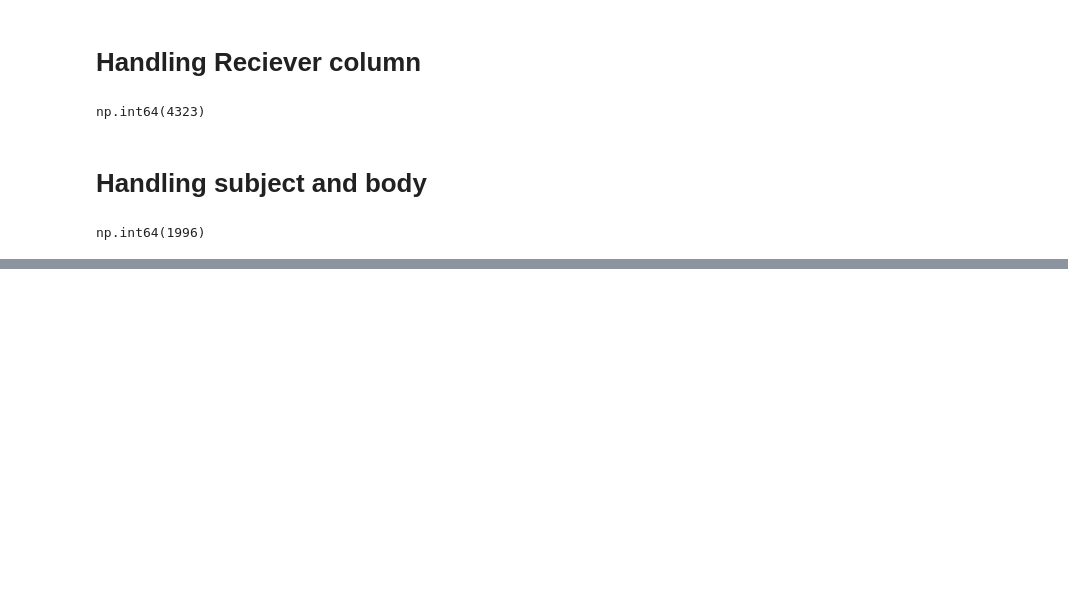
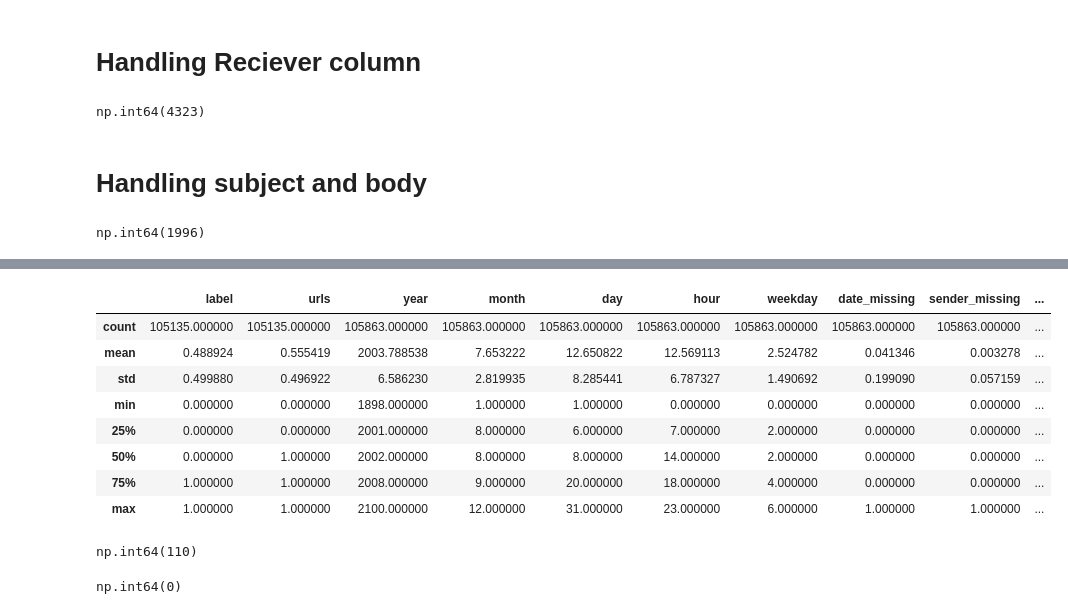
Before and after one commit to Freezyo7/Phishing_mail_detection, a Jupyter notebook: main.ipynb, the cells around one changed output, grey strips where cells are left out. Saved outputs shown, nothing was run; the diff lists cells and outputs as text; code cells hidden in the pictures; blank space fills up the shorter version.

```diff
--- a/main.ipynb
+++ b/main.ipynb
@@ -154,0 +163,7 @@ np.int64(1996)
+# %%
+df['sender'] = df['sender'].str.lower()
+df['sender_domain'] = df['sender'].str.extract(r'@(.+)$')[0]
+# %%
+df['sender_domain'] = df['sender_domain'].fillna('unknown_domain')
+# %%
+df['text'] = df['subject'] + " " +df['body'] + " " + df['sender_domain']
@@ -154,0 +180,2 @@ np.int64(1996)
+# %%
+df = df.drop('Unnamed: 0', axis=1)
@@ -154,0 +191,16 @@ np.int64(1996)
+# %%
+df.describe()
+# %% [output]
+|  | label | urls | year | month | day | hour | weekday | date_missing | sender_missing | ... |
+| count | 105135.000000 | 105135.000000 | 105863.000000 | 105863.000000 | 105863.000000 | 105863.000000 | 105863.000000 | 105863.000000 | 105863.000000 | ... |
+| mean | 0.488924 | 0.555419 | 2003.788538 | 7.653222 | 12.650822 | 12.569113 | 2.524782 | 0.041346 | 0.003278 | ... |
+| std | 0.499880 | 0.496922 | 6.586230 | 2.819935 | 8.285441 | 6.787327 | 1.490692 | 0.199090 | 0.057159 | ... |
+| min | 0.000000 | 0.000000 | 1898.000000 | 1.000000 | 1.000000 | 0.000000 | 0.000000 | 0.000000 | 0.000000 | ... |
+| 25% | 0.000000 | 0.000000 | 2001.000000 | 8.000000 | 6.000000 | 7.000000 | 2.000000 | 0.000000 | 0.000000 | ... |
+| 50% | 0.000000 | 1.000000 | 2002.000000 | 8.000000 | 8.000000 | 14.000000 | 2.000000 | 0.000000 | 0.000000 | ... |
+| 75% | 1.000000 | 1.000000 | 2008.000000 | 9.000000 | 20.000000 | 18.000000 | 4.000000 | 0.000000 | 0.000000 | ... |
+| max | 1.000000 | 1.000000 | 2100.000000 | 12.000000 | 31.000000 | 23.000000 | 6.000000 | 1.000000 | 1.000000 | ... |
+# %%
+df.duplicated().sum()
+# %% [output]
+np.int64(110)
@@ -154,0 +209,4 @@ np.int64(1996)
+# %%
+df.duplicated().sum()
+# %% [output]
+np.int64(0)
```
Also changed, not shown: parts of 17 cells of this notebook.
